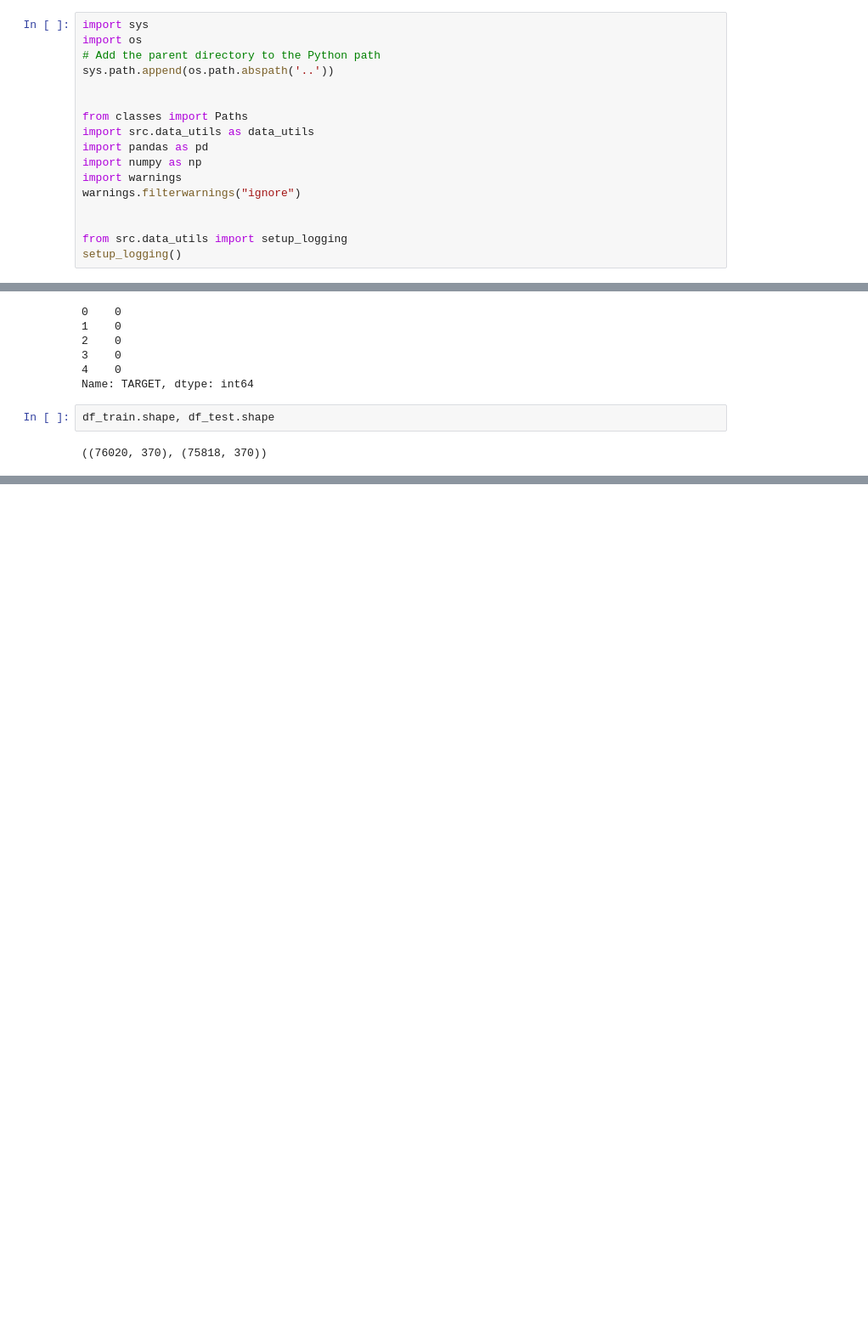
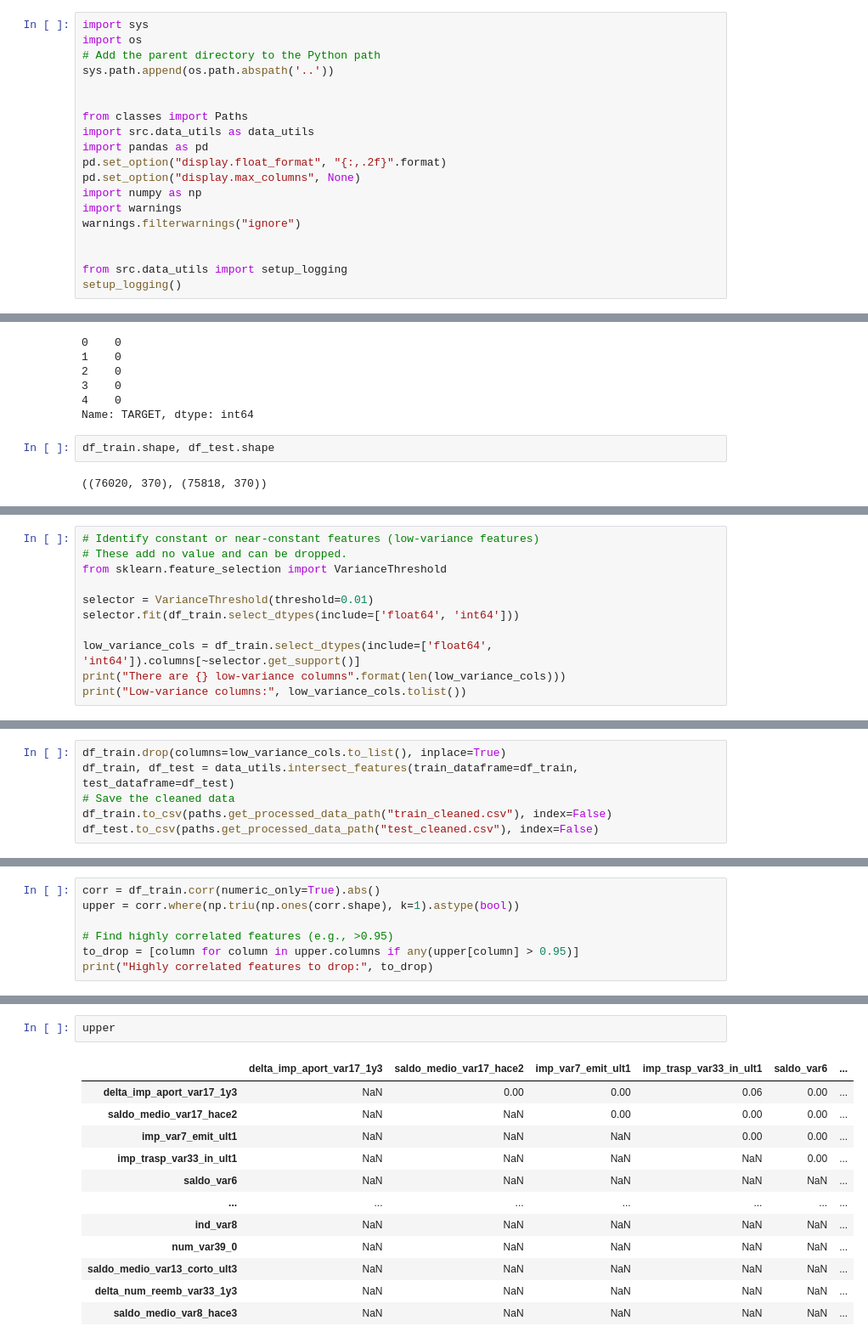
Before and after one commit to aziart/santander-customer-satisfaction, a Jupyter notebook: notebooks/01_eda.ipynb, the cells around one changed output, grey strips where cells are left out. Shown at 85% size. Cells and saved outputs as stored; diff of their text form; blank space fills up the shorter version.

Commit message:
info + describe + missing + low-variance features (dropped them) -> train and test_cleaned.csv into data/processed

```diff
--- a/notebooks/01_eda.ipynb
+++ b/notebooks/01_eda.ipynb
@@ -8,6 +8,8 @@ sys.path.append(os.path.abspath('..'))
 from classes import Paths
 import src.data_utils as data_utils
 import pandas as pd
+pd.set_option("display.float_format", "{:,.2f}".format)
+pd.set_option("display.max_columns", None)
 import numpy as np
 import warnings
 warnings.filterwarnings("ignore")
@@ -66,0 +87,11 @@ df_train.shape, df_test.shape
+# %%
+# Identify constant or near-constant features (low-variance features)
+# These add no value and can be dropped.
+from sklearn.feature_selection import VarianceThreshold
+
+selector = VarianceThreshold(threshold=0.01)
+selector.fit(df_train.select_dtypes(include=['float64', 'int64']))
+
+low_variance_cols = df_train.select_dtypes(include=['float64', 'int64']).columns[~selector.get_support()]
+print("There are {} low-variance columns".format(len(low_variance_cols)))
+print("Low-variance columns:", low_variance_cols.tolist())
@@ -66,0 +101,6 @@ df_train.shape, df_test.shape
+# %%
+df_train.drop(columns=low_variance_cols.to_list(), inplace=True)
+df_train, df_test = data_utils.intersect_features(train_dataframe=df_train, test_dataframe=df_test)
+# Save the cleaned data
+df_train.to_csv(paths.get_processed_data_path("train_cleaned.csv"), index=False)
+df_test.to_csv(paths.get_processed_data_path("test_cleaned.csv"), index=False)
@@ -66,0 +114,7 @@ df_train.shape, df_test.shape
+# %%
+corr = df_train.corr(numeric_only=True).abs()
+upper = corr.where(np.triu(np.ones(corr.shape), k=1).astype(bool))
+
+# Find highly correlated features (e.g., >0.95)
+to_drop = [column for column in upper.columns if any(upper[column] > 0.95)]
+print("Highly correlated features to drop:", to_drop)
@@ -66,0 +123,15 @@ df_train.shape, df_test.shape
+# %%
+upper
+# %% [output]
+|  | delta_imp_aport_var17_1y3 | saldo_medio_var17_hace2 | imp_var7_emit_ult1 | imp_trasp_var33_in_ult1 | saldo_var6 | ... |
+| delta_imp_aport_var17_1y3 | NaN | 0.00 | 0.00 | 0.06 | 0.00 | ... |
+| saldo_medio_var17_hace2 | NaN | NaN | 0.00 | 0.00 | 0.00 | ... |
+| imp_var7_emit_ult1 | NaN | NaN | NaN | 0.00 | 0.00 | ... |
+| imp_trasp_var33_in_ult1 | NaN | NaN | NaN | NaN | 0.00 | ... |
+| saldo_var6 | NaN | NaN | NaN | NaN | NaN | ... |
+| ... | ... | ... | ... | ... | ... | ... |
+| ind_var8 | NaN | NaN | NaN | NaN | NaN | ... |
+| num_var39_0 | NaN | NaN | NaN | NaN | NaN | ... |
+| saldo_medio_var13_corto_ult3 | NaN | NaN | NaN | NaN | NaN | ... |
+| delta_num_reemb_var33_1y3 | NaN | NaN | NaN | NaN | NaN | ... |
+| saldo_medio_var8_hace3 | NaN | NaN | NaN | NaN | NaN | ... |
```
Also changed, not shown: parts of 7 cells of this notebook, 4 other files.
